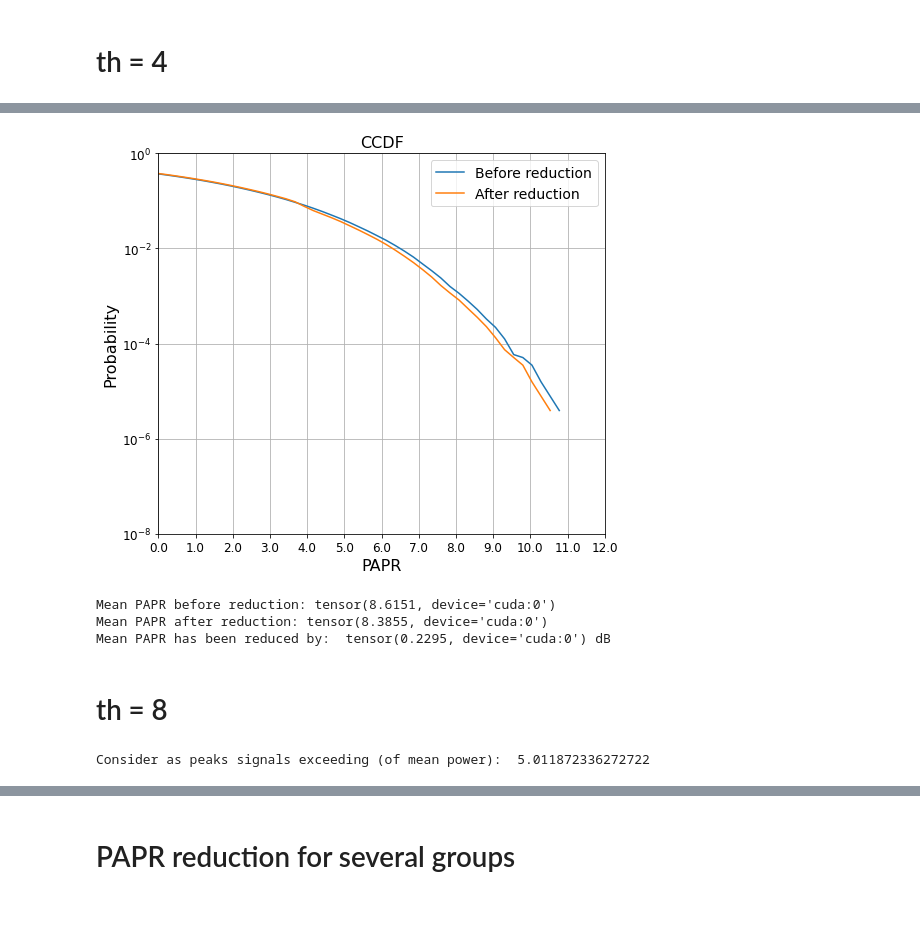
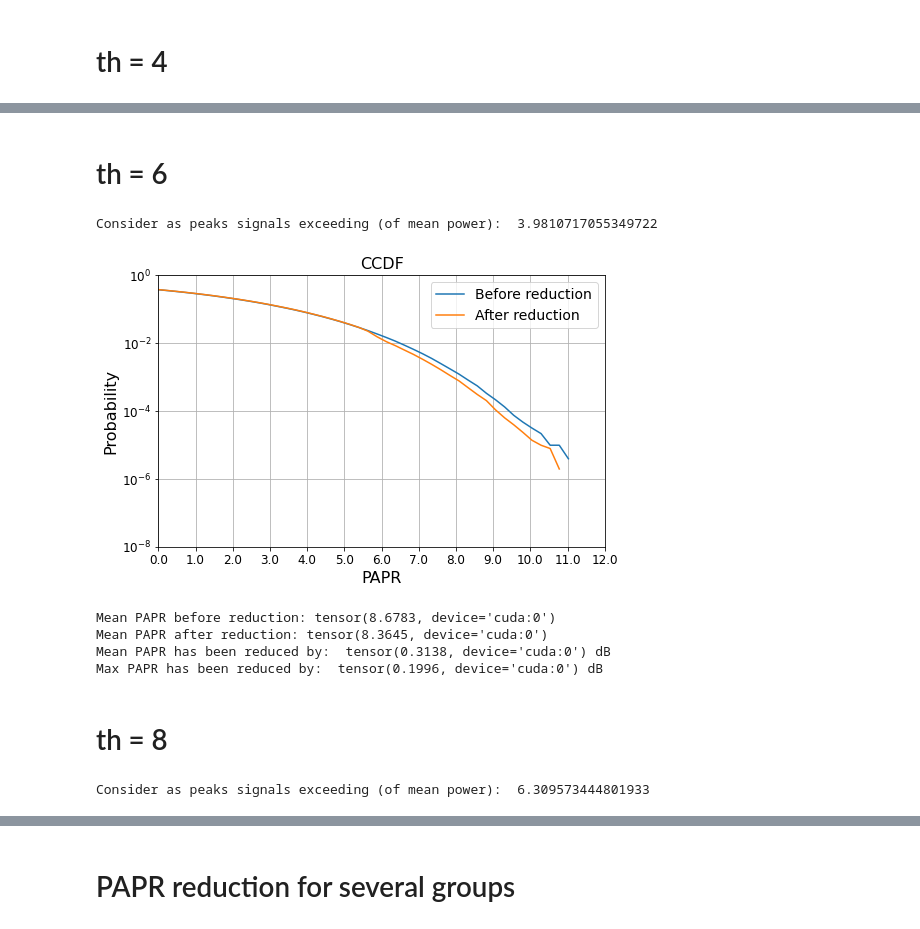
Before and after one commit to Skrikunov/PAPR_reduction, a Jupyter notebook: PAPR.ipynb, the cells around one changed output, grey strips where cells are left out. Drawn from its saved outputs; the diff is of its cells as text; code cells hidden in the pictures.

Commit message:
Threshold selection

```diff
--- a/PAPR.ipynb
+++ b/PAPR.ipynb
@@ -98,15 +127,15 @@ The following constelletions have been loaded: ['QPSK', 'QAM16', 'QAM64', 'QAM25
 # Allowed noise level allocation(calculation)
 # Resourse block allocation
 # %%
-# TX power allocation
 PTX_allocation = syst.PTX_allocate(config=cfg,info=True)
-# Modulation type and according EVM allocation
+PTX_allocation = np.array([17,25,17,25,16])
+# PTX_allocation = np.array([33,33,34])
+
 MOD_allocation,EVM_allocation = syst.MOD_allocate(config=cfg,info=True)
 
-ANL_allocation_P,ANL_allocation_A = syst.get_ANL_allocation(EVM_allocation,PTX_allocation,info=True)
+ANL_allocation_P,_ = syst.get_ANL_allocation(EVM_allocation,PTX_allocation,info=True)
 ANL_allocation = ANL_allocation_P
 
 RB_allocation = syst.RB_allocate(config=cfg,info=True)
-RB_allocation = np.array([10,15,25])
 # %% [output]
 UE power has been allocated - OK:
@@ -139,14 +168,17 @@ plots.plot_res_allocation(np.array(PTX_allocation),np.array(RB_allocation),MOD_a
 # %%
 torch.cuda.ipc_collect()
 torch.cuda.empty_cache()
+# generate data points
 D_points = syst.GEN_points(device,MOD_allocation,RB_allocation,cfg,info=False)
+# modulate them
 S_t,S_f = syst.MOD_signal(D_points,device,MOD_allocation,PTX_allocation,RB_allocation,constellations,cfg,info=True)
-
-PAPR,PAPR_mean0 = syst.get_signal_PAPR(S_t)
+# find mean PAPR
+PAPR = syst.get_signal_PAPR(S_t)
+PAPR_mean0 = PAPR.mean()
+PAPR_max0 = PAPR.max()
+max_papr_idx0 = torch.argmax(PAPR)
 print('Initial mean PAPR is ',PAPR_mean0)
-print(torch.mean(torch.abs(S_t.cpu())**2))
-print(torch.mean(torch.abs(S_f.cpu())**2))
-MOD_allocation
+print('Initial max PAPR is ',PAPR_max0,max_papr_idx0)
 # %% [output]
 The signal has been generated:
 Total power =              100.000
@@ -315,47 +278,64 @@ Consider as peaks signals exceeding (of mean power):  2.51188643150958
+# %% [markdown]
+# th = 6
+# %%
+i=1
+
+G0_UE_idx = np.array([i])
+G0_ANL = ANL_allocation[i]
+
+# select subcarriers for PAPR reduction
+G0_SC = syst.GET_GROUP_SC(N_used=cfg['N_used'],UE_indexes=G0_UE_idx,RB_allocation=torch.tensor(RB_allocation)) + ZERO_SHIFT
+
+# generate group threshold
+G0_group_th = G0_ANL
+
+# choose peak selection thresold
+peak_th = 6
+print("Consider as peaks signals exceeding (of mean power): ",10**(peak_th/10))
+S_t_reduced = prd.PAPR_reduce(S_t,peak_th,G0_group_th,G0_SC,S_sc,cfg,info=False)
+# %% [output]
+Consider as peaks signals exceeding (of mean power):  3.9810717055349722
 # %%
 LABELS = ["Before reduction","After reduction"]
 CCDF1 = ccdf.get_CCDF(papr_range=PAPR_RANGE,S_t=S_t)
 CCDF2 = ccdf.get_CCDF(papr_range=PAPR_RANGE,S_t=S_t_reduced)
 CCDFs = [(CCDF1),(CCDF2)]
 
-plots.plot_CCDF(CCDFs,LABELS,PAPR_RANGE,figsize=(8,7))
+plots.plot_CCDF(CCDFs,LABELS,PAPR_RANGE,figsize=CCDF_SIZE)
 
-PAPR,PAPR_mean1 = syst.get_signal_PAPR(S_t_reduced)
+PAPR = syst.get_signal_PAPR(S_t_reduced)
+PAPR_mean1 = PAPR.mean()
 print('Mean PAPR before reduction:',PAPR_mean0)
 print('Mean PAPR after reduction:',PAPR_mean1)
 print('Mean PAPR has been reduced by: ',PAPR_mean0-PAPR_mean1,'dB')
+print('Max PAPR has been reduced by: ',PAPR_max0-PAPR[max_papr_idx0],'dB')
 # %% [output]
-[figure, old version]
+[figure, new version]
-Mean PAPR before reduction: tensor(8.6151, device='cuda:0')
-Mean PAPR after reduction: tensor(8.3855, device='cuda:0')
-Mean PAPR has been reduced by:  tensor(0.2295, device='cuda:0') dB
+Mean PAPR before reduction: tensor(8.6783, device='cuda:0')
+Mean PAPR after reduction: tensor(8.3645, device='cuda:0')
+Mean PAPR has been reduced by:  tensor(0.3138, device='cuda:0') dB
+Max PAPR has been reduced by:  tensor(0.1996, device='cuda:0') dB
 # %% [markdown]
 # th = 8
 # %%
-peak_th = 7
-i=0
+i=2
 
 G0_UE_idx = np.array([i])
 G0_ANL = ANL_allocation[i]
 
-# G0_UE_idx = np.array([0,1])
-# G0_ANL = np.min(ANL_allocation)
-
 # select subcarriers for PAPR reduction
-G0_SC = syst.GET_GROUP_SC(N_used=N_used,UE_indexes=G0_UE_idx,RB_allocation=torch.tensor(RB_allocation)) + ZERO_SHIFT
-# G0_SC = np.arange(N_used) + ZERO_SHIFT
-# G0_SC = np.array([-100,-50,-10,0,10,50,100,400]) + ZERO_SHIFT
+G0_SC = syst.GET_GROUP_SC(N_used=cfg['N_used'],UE_indexes=G0_UE_idx,RB_allocation=torch.tensor(RB_allocation)) + ZERO_SHIFT
 
 # generate group threshold
 G0_group_th = G0_ANL
 
 # choose peak selection thresold
-# peak_th = 7
+peak_th = 8
 print("Consider as peaks signals exceeding (of mean power): ",10**(peak_th/10))
 # S_t_reduced = prd.PAPR_reduce(S_t,peak_th,G0_group_th,G0_SC,S_sc,cfg,info=False)
 S_t_reduced = prd.PAPR_reduce(S_t,peak_th,G0_group_th,G0_SC[:300],S_sc,cfg,info=False)
 # %% [output]
-Consider as peaks signals exceeding (of mean power):  5.011872336272722
+Consider as peaks signals exceeding (of mean power):  6.309573444801933
 # %%
 LABELS = ["Before reduction","After reduction"]
 CCDF1 = ccdf.get_CCDF(papr_range=PAPR_RANGE,S_t=S_t)
```
Also changed, not shown: parts of 36 cells of this notebook, 9 other files.
